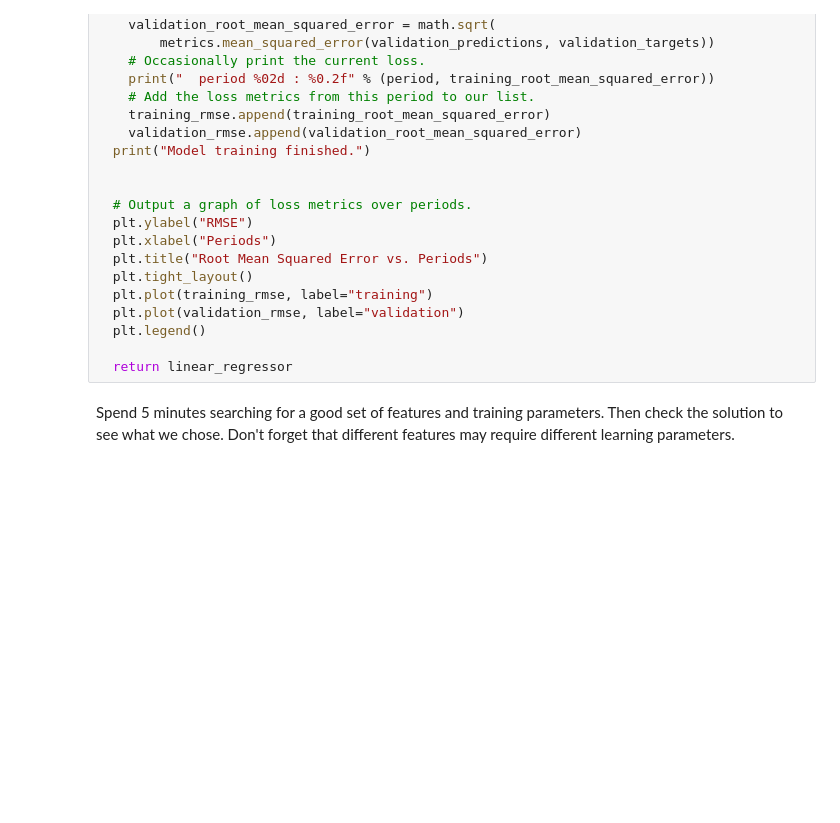
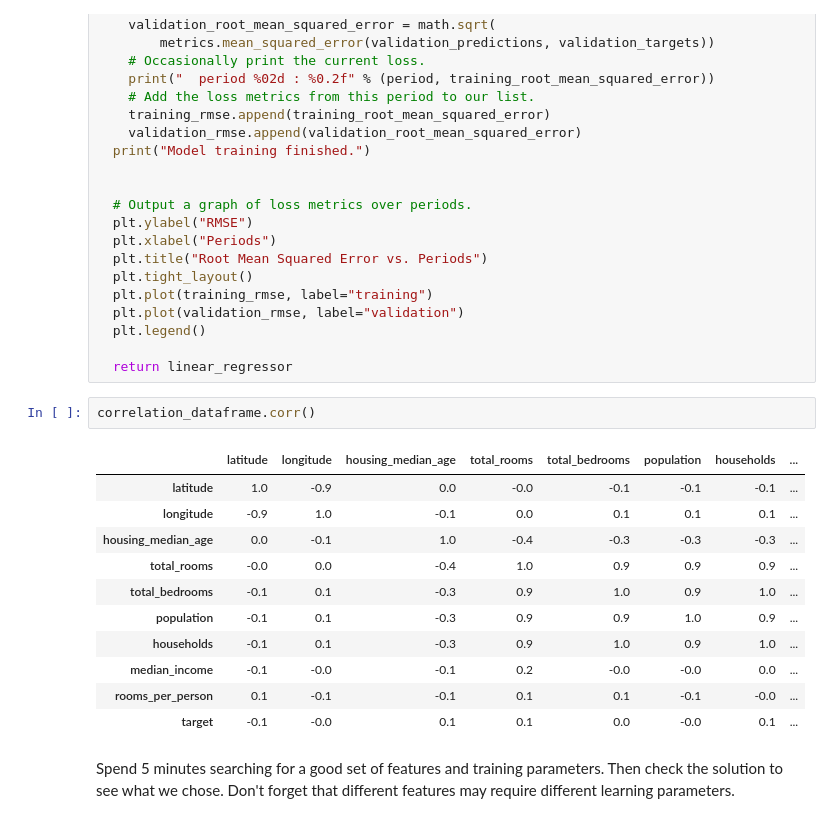
Before and after one commit to tenvol/tsf00, a Jupyter notebook: feature_sets.ipynb, the cells around one changed output. Cells and saved outputs as stored; diff of their text form; blank space fills up the shorter version.

```diff
--- a/feature_sets.ipynb
+++ b/feature_sets.ipynb
@@ -514,6 +561,20 @@ def train_model(
   plt.legend()
 
   return linear_regressor
+# %%
+correlation_dataframe.corr()
+# %% [output]
+|  | latitude | longitude | housing_median_age | total_rooms | total_bedrooms | population | households | ... |
+| latitude | 1.0 | -0.9 | 0.0 | -0.0 | -0.1 | -0.1 | -0.1 | ... |
+| longitude | -0.9 | 1.0 | -0.1 | 0.0 | 0.1 | 0.1 | 0.1 | ... |
+| housing_median_age | 0.0 | -0.1 | 1.0 | -0.4 | -0.3 | -0.3 | -0.3 | ... |
+| total_rooms | -0.0 | 0.0 | -0.4 | 1.0 | 0.9 | 0.9 | 0.9 | ... |
+| total_bedrooms | -0.1 | 0.1 | -0.3 | 0.9 | 1.0 | 0.9 | 1.0 | ... |
+| population | -0.1 | 0.1 | -0.3 | 0.9 | 0.9 | 1.0 | 0.9 | ... |
+| households | -0.1 | 0.1 | -0.3 | 0.9 | 1.0 | 0.9 | 1.0 | ... |
+| median_income | -0.1 | -0.0 | -0.1 | 0.2 | -0.0 | -0.0 | 0.0 | ... |
+| rooms_per_person | 0.1 | -0.1 | -0.1 | 0.1 | 0.1 | -0.1 | -0.0 | ... |
+| target | -0.1 | -0.0 | 0.1 | 0.1 | 0.0 | -0.0 | 0.1 | ... |
 # %% [markdown]
 Spend 5 minutes searching for a good set of features and training parameters. Then check the solution to see what we chose. Don't forget that different features may require different learning parameters.
 # %%
```
Also changed, not shown: parts of 14 cells of this notebook.
